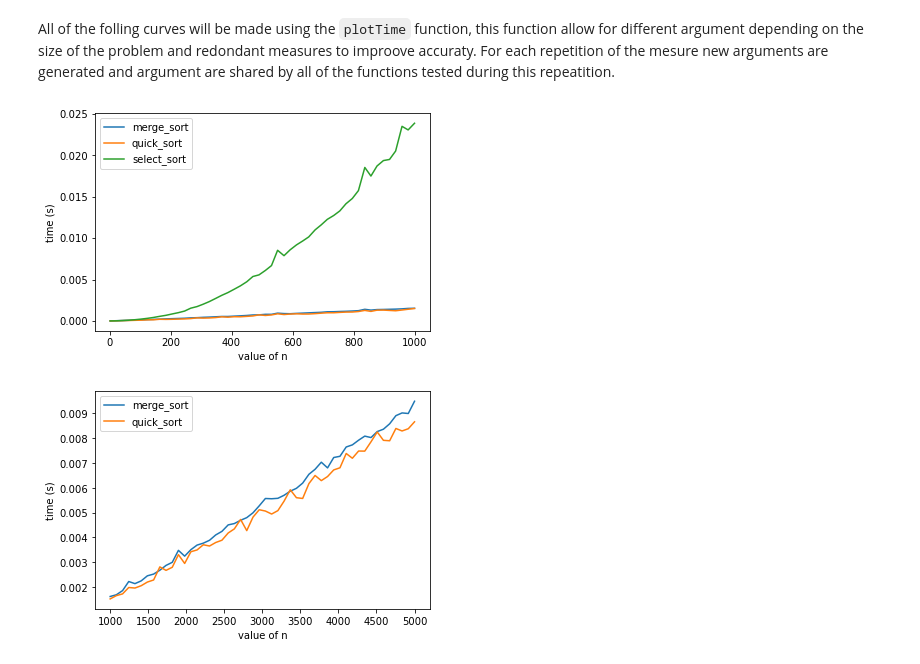
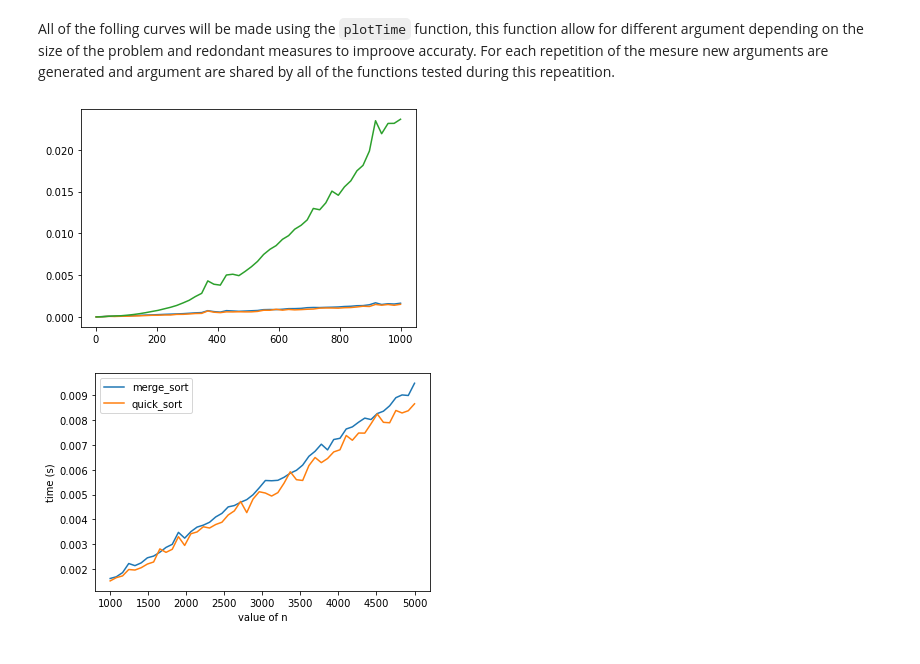
Before and after one commit to galyfray/IT41_TH1, a Jupyter notebook: Question2.ipynb, the cells around one changed output. Cells and saved outputs as stored; diff of their text form; code cells hidden in the pictures.

```diff
--- a/Question2.ipynb
+++ b/Question2.ipynb
@@ -178,8 +263,8 @@ All of the folling curves will be made using the `plotTime` function, this funct
 # %%
 array = createRandomUnSortedList(100000)
 # %%
-plotTime([merge_sort,quick_sort,select_sort],linspace(2,1000,50),lambda n:[array[:n]],plt)
-plt.show()
+data = benchmark([merge_sort,quick_sort,select_sort],linspace(2,1000,50),lambda n:(array[:n],))
+plot(data).show()
 # %% [output]
-[figure, old version]
+[figure, new version]
 # %%
```
Also changed, not shown: parts of 8 cells of this notebook.
